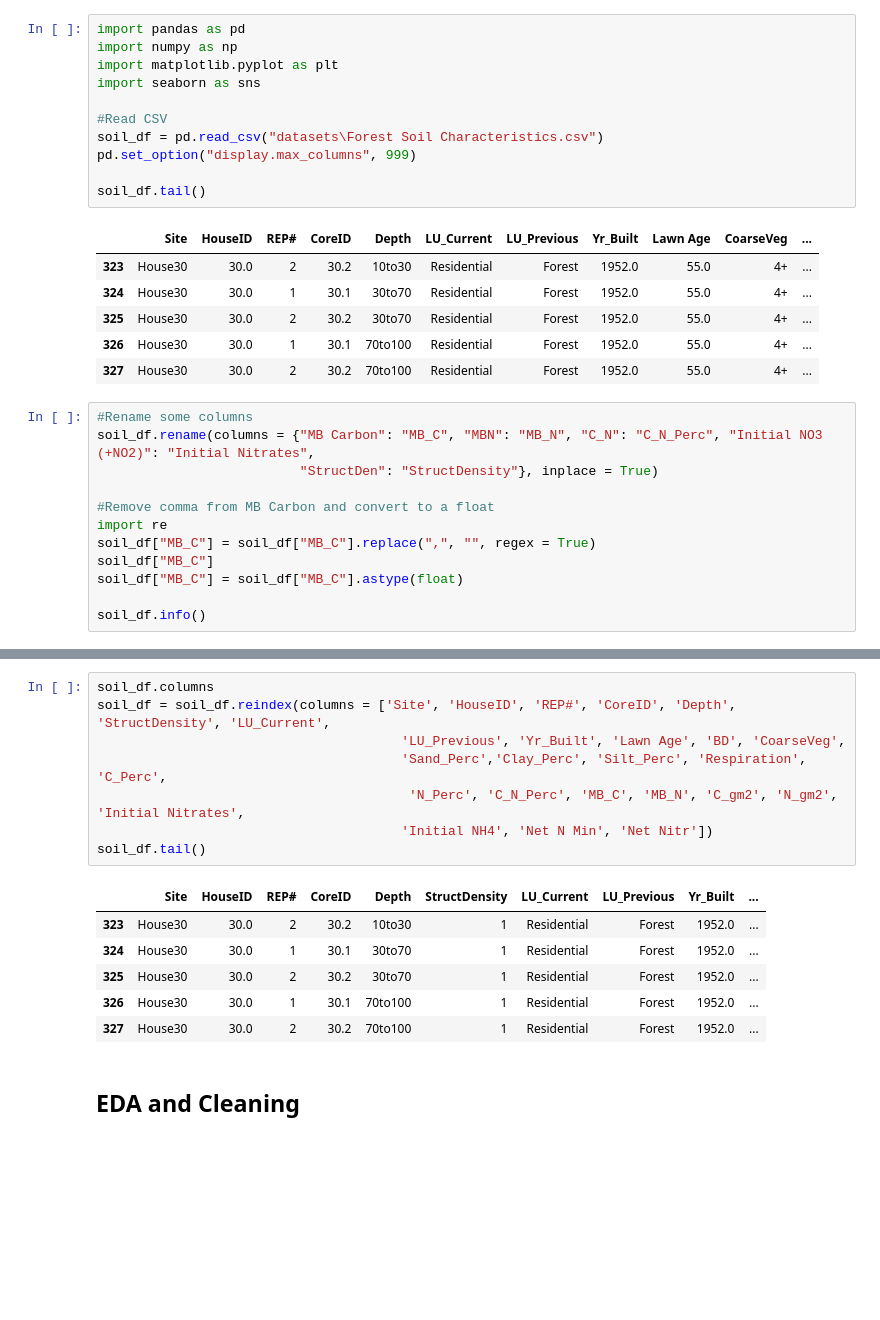
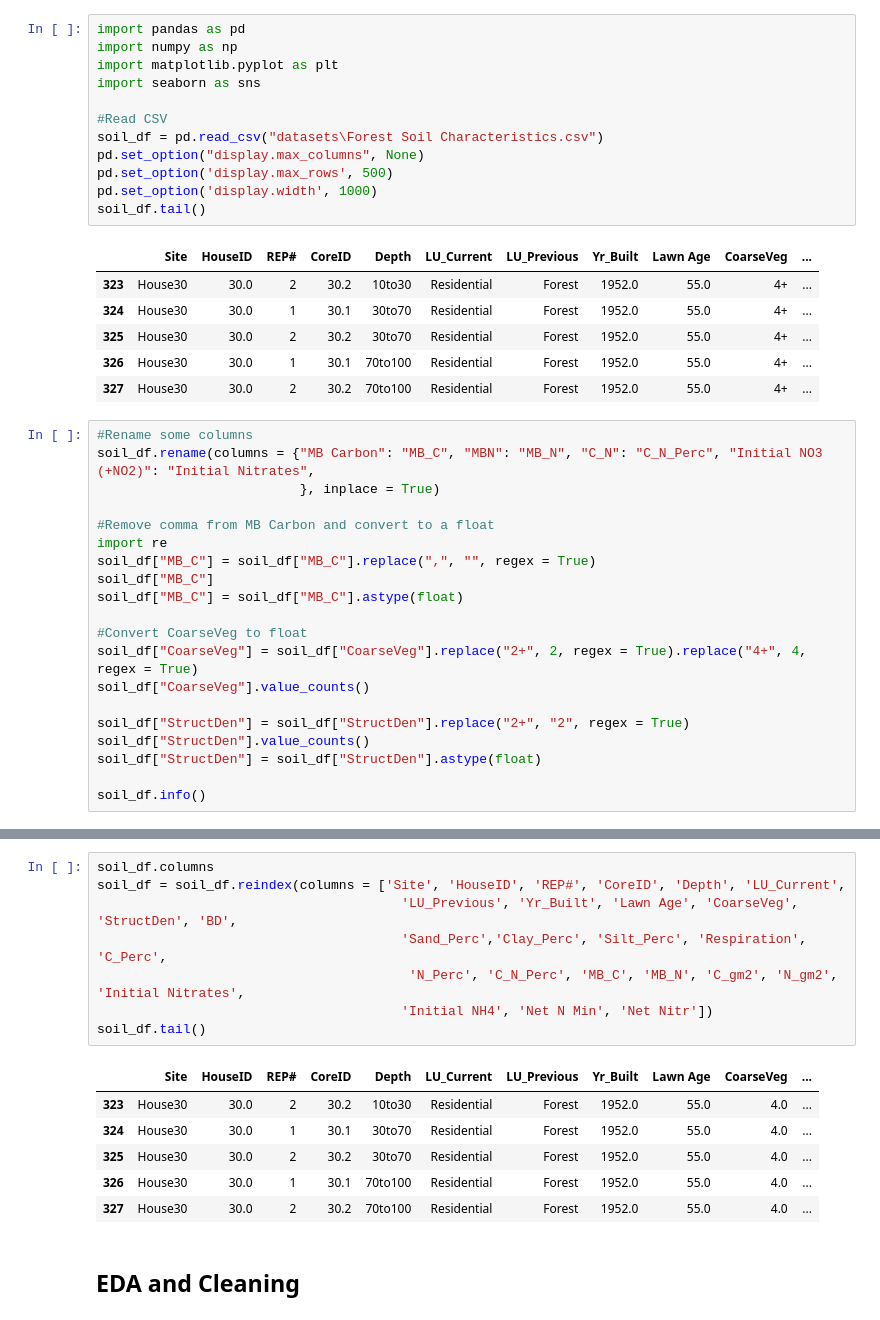
Before and after one commit to odelmas-sci/soil_characteristics, a Jupyter notebook: Forest Soil Characteristics.ipynb, the cells around one changed output, grey strips where cells are left out. Saved outputs shown, nothing was run; the diff lists cells and outputs as text; blank space fills up the shorter version.

```diff
--- a/Forest Soil Characteristics.ipynb
+++ b/Forest Soil Characteristics.ipynb
@@ -60,8 +61,9 @@ import seaborn as sns
 
 #Read CSV
 soil_df = pd.read_csv("datasets\Forest Soil Characteristics.csv")
-pd.set_option("display.max_columns", 999)
-
+pd.set_option("display.max_columns", None)
+pd.set_option('display.max_rows', 500)
+pd.set_option('display.width', 1000)
 soil_df.tail()
 # %% [output]
 |  | Site | HouseID | REP# | CoreID | Depth | LU_Current | LU_Previous | Yr_Built | Lawn Age | CoarseVeg | ... |
@@ -73,7 +75,7 @@ soil_df.tail()
 # %%
 #Rename some columns
 soil_df.rename(columns = {"MB Carbon": "MB_C", "MBN": "MB_N", "C_N": "C_N_Perc", "Initial NO3 (+NO2)": "Initial Nitrates",
-                          "StructDen": "StructDensity"}, inplace = True)
+                          }, inplace = True)
 
 #Remove comma from MB Carbon and convert to a float
 import re
@@ -81,6 +83,14 @@ soil_df["MB_C"] = soil_df["MB_C"].replace(",", "", regex = True)
 soil_df["MB_C"]
 soil_df["MB_C"] = soil_df["MB_C"].astype(float)
 
+#Convert CoarseVeg to float
+soil_df["CoarseVeg"] = soil_df["CoarseVeg"].replace("2+", 2, regex = True).replace("4+", 4, regex = True)
+soil_df["CoarseVeg"].value_counts()
+
+soil_df["StructDen"] = soil_df["StructDen"].replace("2+", "2", regex = True)
+soil_df["StructDen"].value_counts()
+soil_df["StructDen"] = soil_df["StructDen"].astype(float)
+
 soil_df.info()
 # %% [output]
 <class 'pandas.core.frame.DataFrame'>
@@ -102,19 +112,19 @@ dtypes: float64(19), int64(1), object(7)
 memory usage: 69.3+ KB
 # %%
 soil_df.columns
-soil_df = soil_df.reindex(columns = ['Site', 'HouseID', 'REP#', 'CoreID', 'Depth', 'StructDensity', 'LU_Current',
-                                       'LU_Previous', 'Yr_Built', 'Lawn Age', 'BD', 'CoarseVeg',
+soil_df = soil_df.reindex(columns = ['Site', 'HouseID', 'REP#', 'CoreID', 'Depth', 'LU_Current',
+                                       'LU_Previous', 'Yr_Built', 'Lawn Age', 'CoarseVeg', 'StructDen', 'BD',
                                        'Sand_Perc','Clay_Perc', 'Silt_Perc', 'Respiration', 'C_Perc',
                                         'N_Perc', 'C_N_Perc', 'MB_C', 'MB_N', 'C_gm2', 'N_gm2', 'Initial Nitrates',
                                        'Initial NH4', 'Net N Min', 'Net Nitr'])
 soil_df.tail()
 # %% [output]
-|  | Site | HouseID | REP# | CoreID | Depth | StructDensity | LU_Current | LU_Previous | Yr_Built | ... |
-| 323 | House30 | 30.0 | 2 | 30.2 | 10to30 | 1 | Residential | Forest | 1952.0 | ... |
-| 324 | House30 | 30.0 | 1 | 30.1 | 30to70 | 1 | Residential | Forest | 1952.0 | ... |
-| 325 | House30 | 30.0 | 2 | 30.2 | 30to70 | 1 | Residential | Forest | 1952.0 | ... |
-| 326 | House30 | 30.0 | 1 | 30.1 | 70to100 | 1 | Residential | Forest | 1952.0 | ... |
-| 327 | House30 | 30.0 | 2 | 30.2 | 70to100 | 1 | Residential | Forest | 1952.0 | ... |
+|  | Site | HouseID | REP# | CoreID | Depth | LU_Current | LU_Previous | Yr_Built | Lawn Age | CoarseVeg | ... |
+| 323 | House30 | 30.0 | 2 | 30.2 | 10to30 | Residential | Forest | 1952.0 | 55.0 | 4.0 | ... |
+| 324 | House30 | 30.0 | 1 | 30.1 | 30to70 | Residential | Forest | 1952.0 | 55.0 | 4.0 | ... |
+| 325 | House30 | 30.0 | 2 | 30.2 | 30to70 | Residential | Forest | 1952.0 | 55.0 | 4.0 | ... |
+| 326 | House30 | 30.0 | 1 | 30.1 | 70to100 | Residential | Forest | 1952.0 | 55.0 | 4.0 | ... |
+| 327 | House30 | 30.0 | 2 | 30.2 | 70to100 | Residential | Forest | 1952.0 | 55.0 | 4.0 | ... |
 # %% [markdown]
 ## EDA and Cleaning
 # %%
```
Also changed, not shown: parts of 7 cells of this notebook.
